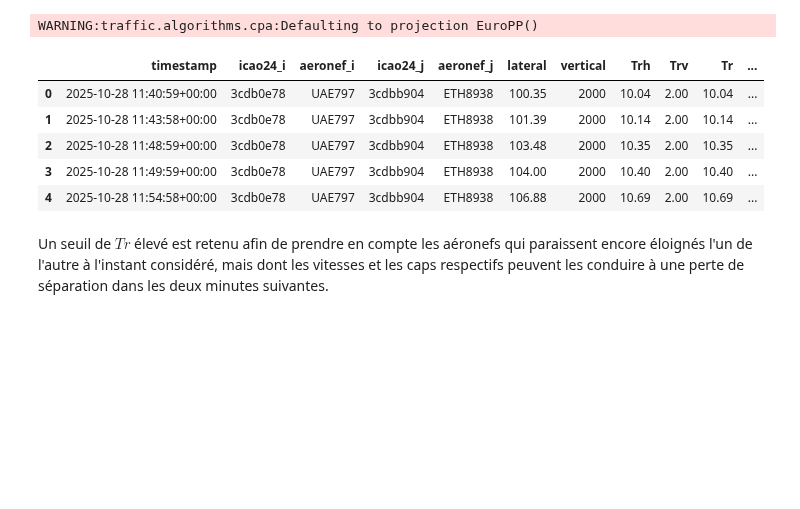
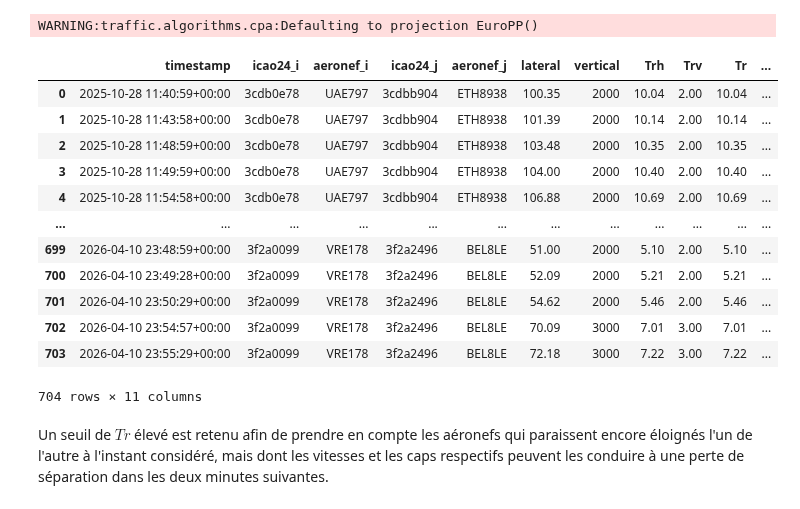
Before and after one commit to MemoirePOC/PoC-Securite-et-performance-ATS-Niamey, a Jupyter notebook: Notebook_PoC_SECURITE_PERFORMANCE_ATS.ipynb, the cells around one changed output. Saved outputs shown, nothing was run; the diff lists cells and outputs as text; code cells hidden in the pictures; blank space fills up the shorter version.

```diff
--- a/Notebook_PoC_SECURITE_PERFORMANCE_ATS.ipynb
+++ b/Notebook_PoC_SECURITE_PERFORMANCE_ATS.ipynb
@@ -265,7 +265,15 @@ proj_niamey = Proj( proj='stere', lat_0=16.25, lon_0=3.495833,
 
 # ─────────── Données de DRRN ───────────────────────────────────────────
 ALT_TRANS = 3800
-LARGEUR    = 45 #300 CHANGEMENT DE LA VARIABLE LARGERUR DE LA PISTE
+
+# Annexe 10 OACI Vol I, §3.1.3.6.1 a) — ILS CAT I : tolérance d'alignement au seuil
+TOLERANCE_ALIGNEMENT_CAT1 = 10.5  # m
+LARGEUR_SEUIL = 2 * TOLERANCE_ALIGNEMENT_CAT1  # 21 m, largeur au seuil (référence)
+
+# Taux d'évasement du secteur de route : 2,5°
+TAUX_EVASEMENT = math.tan(math.radians(2.5))
+
+
 RITAT    = (13.47378, 2.00136)     # IAF/IF
 RN501     = (13.47731, 2.07697)     # FAF/FAP
 THR09R   = (13.48161, 2.16941)     # seuil 09R
@@ -2509,14 +2565,21 @@ serie = serie_Tr(donnees_adsb) # determiner les points de rapprochements et leur
 WARNING:traffic.algorithms.cpa:Defaulting to projection EuroPP()
 # %%
 serie = ajouter_tolerance(serie, "Id1")
-serie.head()
+serie
 # %% [output]
 |  | timestamp | icao24_i | aeronef_i | icao24_j | aeronef_j | lateral | vertical | Trh | Trv | Tr | ... |
 | 0 | 2025-10-28 11:40:59+00:00 | 3cdb0e78 | UAE797 | 3cdbb904 | ETH8938 | 100.35 | 2000 | 10.04 | 2.00 | 10.04 | ... |
 | 1 | 2025-10-28 11:43:58+00:00 | 3cdb0e78 | UAE797 | 3cdbb904 | ETH8938 | 101.39 | 2000 | 10.14 | 2.00 | 10.14 | ... |
 | 2 | 2025-10-28 11:48:59+00:00 | 3cdb0e78 | UAE797 | 3cdbb904 | ETH8938 | 103.48 | 2000 | 10.35 | 2.00 | 10.35 | ... |
 | 3 | 2025-10-28 11:49:59+00:00 | 3cdb0e78 | UAE797 | 3cdbb904 | ETH8938 | 104.00 | 2000 | 10.40 | 2.00 | 10.40 | ... |
 | 4 | 2025-10-28 11:54:58+00:00 | 3cdb0e78 | UAE797 | 3cdbb904 | ETH8938 | 106.88 | 2000 | 10.69 | 2.00 | 10.69 | ... |
+| ... | ... | ... | ... | ... | ... | ... | ... | ... | ... | ... | ... |
+| 699 | 2026-04-10 23:48:59+00:00 | 3f2a0099 | VRE178 | 3f2a2496 | BEL8LE | 51.00 | 2000 | 5.10 | 2.00 | 5.10 | ... |
+| 700 | 2026-04-10 23:49:28+00:00 | 3f2a0099 | VRE178 | 3f2a2496 | BEL8LE | 52.09 | 2000 | 5.21 | 2.00 | 5.21 | ... |
+| 701 | 2026-04-10 23:50:29+00:00 | 3f2a0099 | VRE178 | 3f2a2496 | BEL8LE | 54.62 | 2000 | 5.46 | 2.00 | 5.46 | ... |
+| 702 | 2026-04-10 23:54:57+00:00 | 3f2a0099 | VRE178 | 3f2a2496 | BEL8LE | 70.09 | 3000 | 7.01 | 3.00 | 7.01 | ... |
+| 703 | 2026-04-10 23:55:29+00:00 | 3f2a0099 | VRE178 | 3f2a2496 | BEL8LE | 72.18 | 3000 | 7.22 | 3.00 | 7.22 | ... |
+704 rows × 11 columns
 # %% [markdown]
 Un seuil de $Tr$ élevé est retenu afin de prendre en compte les aéronefs qui paraissent encore éloignés l'un de l'autre à l'instant considéré, mais dont les vitesses et les caps respectifs peuvent les conduire à une perte de séparation dans les deux minutes suivantes.
 # %%
```
Also changed, not shown: parts of 6 cells of this notebook.
